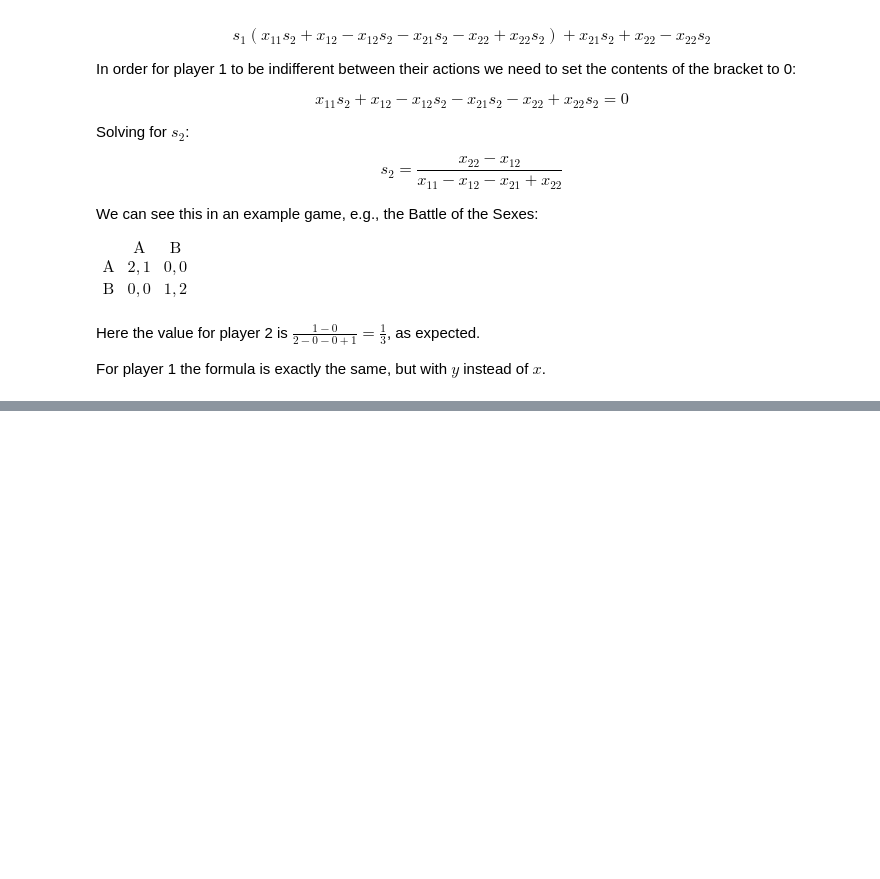
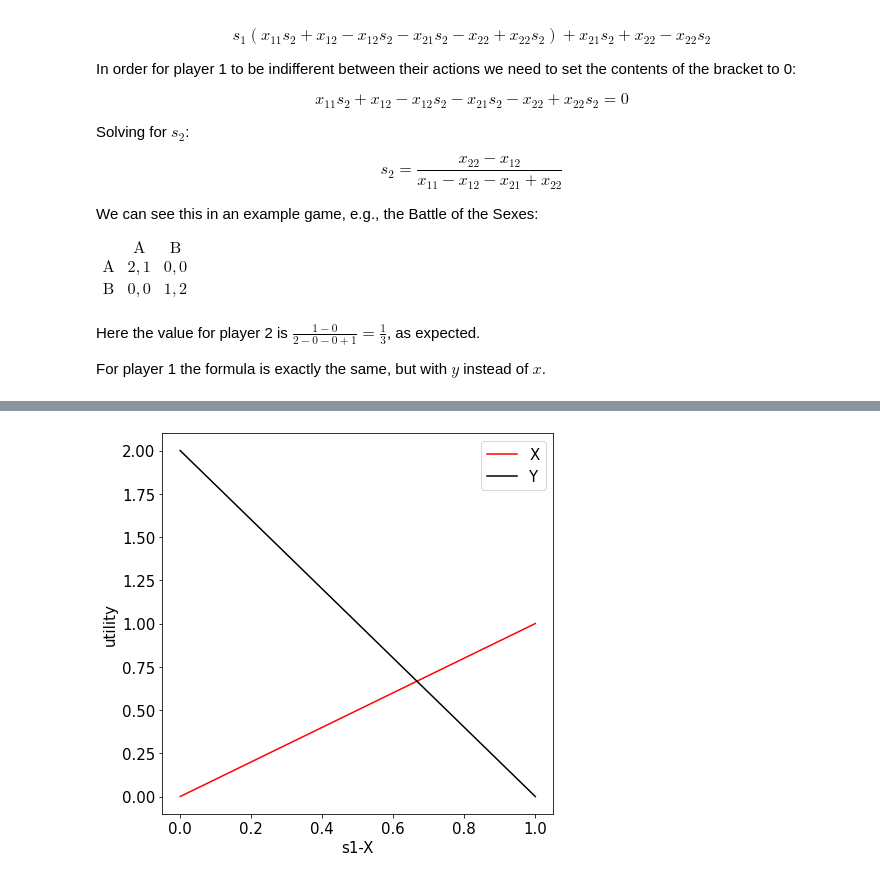
Before and after one commit to GiottoFrean/Multiagent_Systems, a Jupyter notebook: 4 Computing solution concepts for Normal-Form games/A - Computing Nash equilibria.ipynb, the cells around one changed output, grey strips where cells are left out. Saved outputs shown, nothing was run; the diff lists cells and outputs as text; code cells hidden in the pictures; blank space fills up the shorter version.

```diff
--- a/4 Computing solution concepts for Normal-Form games/A - Computing Nash equilibria.ipynb
+++ b/4 Computing solution concepts for Normal-Form games/A - Computing Nash equilibria.ipynb
@@ -279,0 +283,14 @@ We can represent the space of both players as follows:
+# %%
+s1 = np.linspace(0, 1, 100)
+return_X = s1
+return_Y = 2*(1-s1)
+plt.figure(figsize=(7,7))
+plt.plot(s1,return_X,label="X",color="red")
+plt.plot(s1,return_Y,label="Y",color="black")
+plt.legend(fontsize=15)
+plt.xlabel('s1-X',fontsize=15)
+plt.ylabel('utility',fontsize=15)
+plt.tick_params(labelsize=15)
+plt.show()
+# %% [output]
+[figure, added]
```
Also changed, not shown: parts of 3 cells of this notebook.
